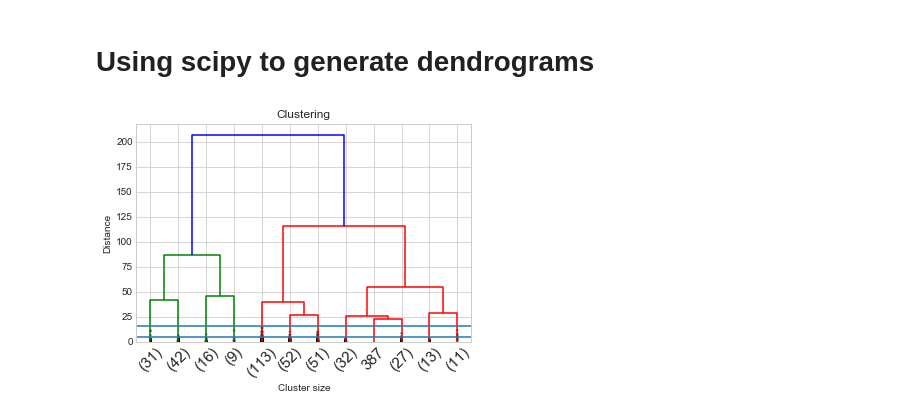
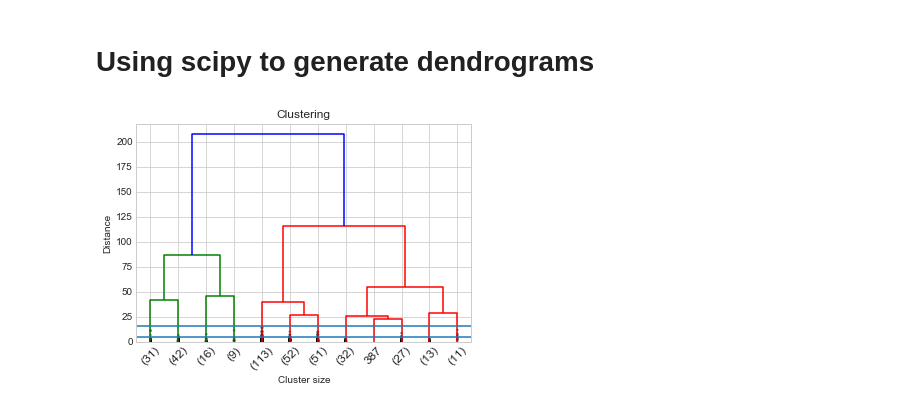
Before and after one commit to AartiBhagtani/DMBI, a Jupyter notebook: Clustering - Agglomerative/Agglomerative .ipynb, the cells around one changed output. Saved outputs shown, nothing was run; the diff lists cells and outputs as text; code cells hidden in the pictures.

```diff
--- a/Clustering - Agglomerative/Agglomerative .ipynb
+++ b/Clustering - Agglomerative/Agglomerative .ipynb
@@ -26,14 +26,14 @@ plt.figure(figsize=(10,3))
 %matplotlib inline
 plt.style.use('seaborn-whitegrid')
 # %%
-data = pd.read_csv('auto-mpg.csv')
-data.columns = ['mpg', 'cylinders','displacement','horsepower','weight','aceleration','model year','origin', 'car name']
+df = pd.read_csv('auto-mpg.csv')
+df.columns = ['mpg', 'cylinders','displacement','horsepower','weight','aceleration','model year','origin', 'car name']
 
 # print(data)
-X = data.iloc[:, 0:2].values
-Y = data.iloc[:, 1].values
+X = df.iloc[:, 0:2].values
+Y = df.iloc[:, 1].values
 # print(X)
 # print(Y)
 
-data.describe()
+df.describe()
 # %% [output]
@@ -62,15 +49,17 @@ data.describe()
 # %% [markdown]
 # Using scipy to generate dendrograms
 # %%
-z = linkage(data.iloc[:,:3].values,'average')
+z = linkage(df.iloc[:,:3].values,'average')
 # %%
-dendrogram(z, truncate_mode='lastp', p=12, leaf_rotation=45, leaf_font_size=15, show_contracted=True)
+#p = 12 specifies till how many leaf nodes to show
+dendrogram(z, truncate_mode='lastp', p=12, leaf_rotation=45, leaf_font_size=12, show_contracted=True)
+
 plt.title('Clustering')
 plt.xlabel('Cluster size')
 plt.ylabel('Distance')
 
 plt.axhline(y=5)
 plt.axhline(y=16)
 plt.show()
 # %% [output]
-[figure, old version]
+[figure, new version]
```
Also changed, not shown: parts of 5 cells of this notebook, 3 other files.
